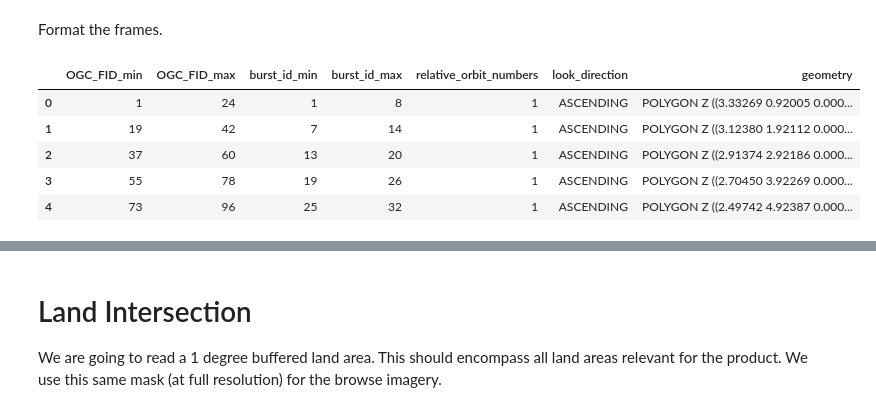
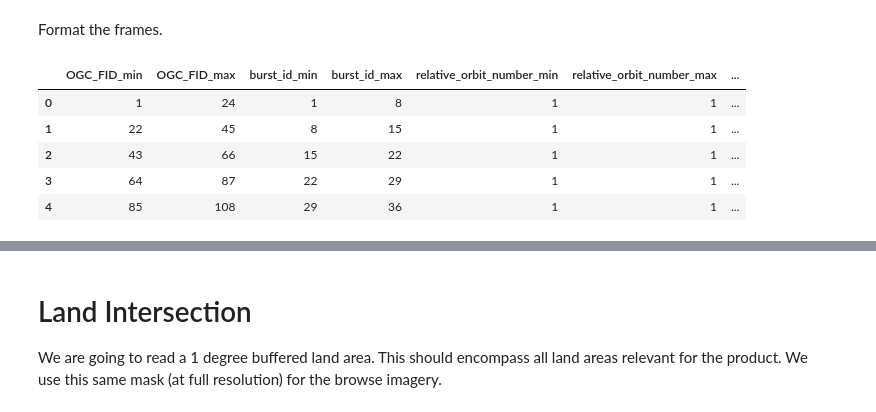
Before and after one commit to ACCESS-Cloud-Based-InSAR/s1-frame-generation, a Jupyter notebook: 1 Generate Frames from S1-bursts.ipynb, the cells around one changed output, grey strips where cells are left out. Cells and saved outputs as stored; diff of their text form; code cells hidden in the pictures.

Commit message:
zip,dask,env

```diff
--- a/1 Generate Frames from S1-bursts.ipynb
+++ b/1 Generate Frames from S1-bursts.ipynb
@@ -154,0 +149,5 @@ df_frames_temp.head()
+# %%
+import dask_geopandas
+
+df_slices_dask = dask_geopandas.from_geopandas(df_slices, npartitions=8)
+df_slices_dask
@@ -154,0 +164,11 @@ df_frames_temp.head()
+# %%
+agg_dict = {'OGC_FID_min': 'min',
+            'OGC_FID_max': 'max',
+            'burst_id_min': 'min',
+            'burst_id_max': 'max',
+            'relative_orbit_number_min': 'min',
+            'relative_orbit_number_max': 'max',
+            'orbit_direction': 'first'
+           }
+df_frames_0 = df_slices_dask.dissolve(by='frame_index', aggfunc=agg_dict)
+df_frames_0
@@ -154,0 +182,4 @@ df_frames_temp.head()
+# %%
+%%time
+
+df_frames = df_frames_0.compute()
@@ -154,0 +189,6 @@ df_frames_temp.head()
+# %%
+# Frames are weirdly ordered after dask
+df_frames.sort_values(by='frame_index', inplace=True)
+# Drops the Frame Index that we are dissolving by
+df_frames = df_frames.reset_index(drop=True)
+df_frames.head()
@@ -155,24 +202,16 @@ df_frames_temp.head()
 # %% [markdown]
 Format the frames.
 # %%
-df_frames = df_frames_temp.reset_index(drop=True)
-df_frames.columns = ['geometry',
-                     'OGC_FID_min',
-                     'OGC_FID_max',
-                     'burst_id_min',
-                     'burst_id_max',
-                     'relative_orbit_numbers',
-                     'look_direction']
 # reorder columns
 df_frames = df_frames[[col for col in df_frames.columns if col != 'geometry'] + ['geometry']]
 df_frames.head()
 # %% [output]
-|  | OGC_FID_min | OGC_FID_max | burst_id_min | burst_id_max | relative_orbit_numbers | look_direction | geometry |
-| 0 | 1 | 24 | 1 | 8 | 1 | ASCENDING | POLYGON Z ((3.33269 0.92005 0.000... |
-| 1 | 19 | 42 | 7 | 14 | 1 | ASCENDING | POLYGON Z ((3.12380 1.92112 0.000... |
-| 2 | 37 | 60 | 13 | 20 | 1 | ASCENDING | POLYGON Z ((2.91374 2.92186 0.000... |
-| 3 | 55 | 78 | 19 | 26 | 1 | ASCENDING | POLYGON Z ((2.70450 3.92269 0.000... |
-| 4 | 73 | 96 | 25 | 32 | 1 | ASCENDING | POLYGON Z ((2.49742 4.92387 0.000... |
+|  | OGC_FID_min | OGC_FID_max | burst_id_min | burst_id_max | relative_orbit_number_min | relative_orbit_number_max | ... |
+| 0 | 1 | 24 | 1 | 8 | 1 | 1 | ... |
+| 1 | 22 | 45 | 8 | 15 | 1 | 1 | ... |
+| 2 | 43 | 66 | 15 | 22 | 1 | 1 | ... |
+| 3 | 64 | 87 | 22 | 29 | 1 | 1 | ... |
+| 4 | 85 | 108 | 29 | 36 | 1 | 1 | ... |
 # %%
 df_frames.iloc[:5].boundary.plot()
 # %% [output]
```
Also changed, not shown: parts of 35 cells of this notebook, 1 other file.
